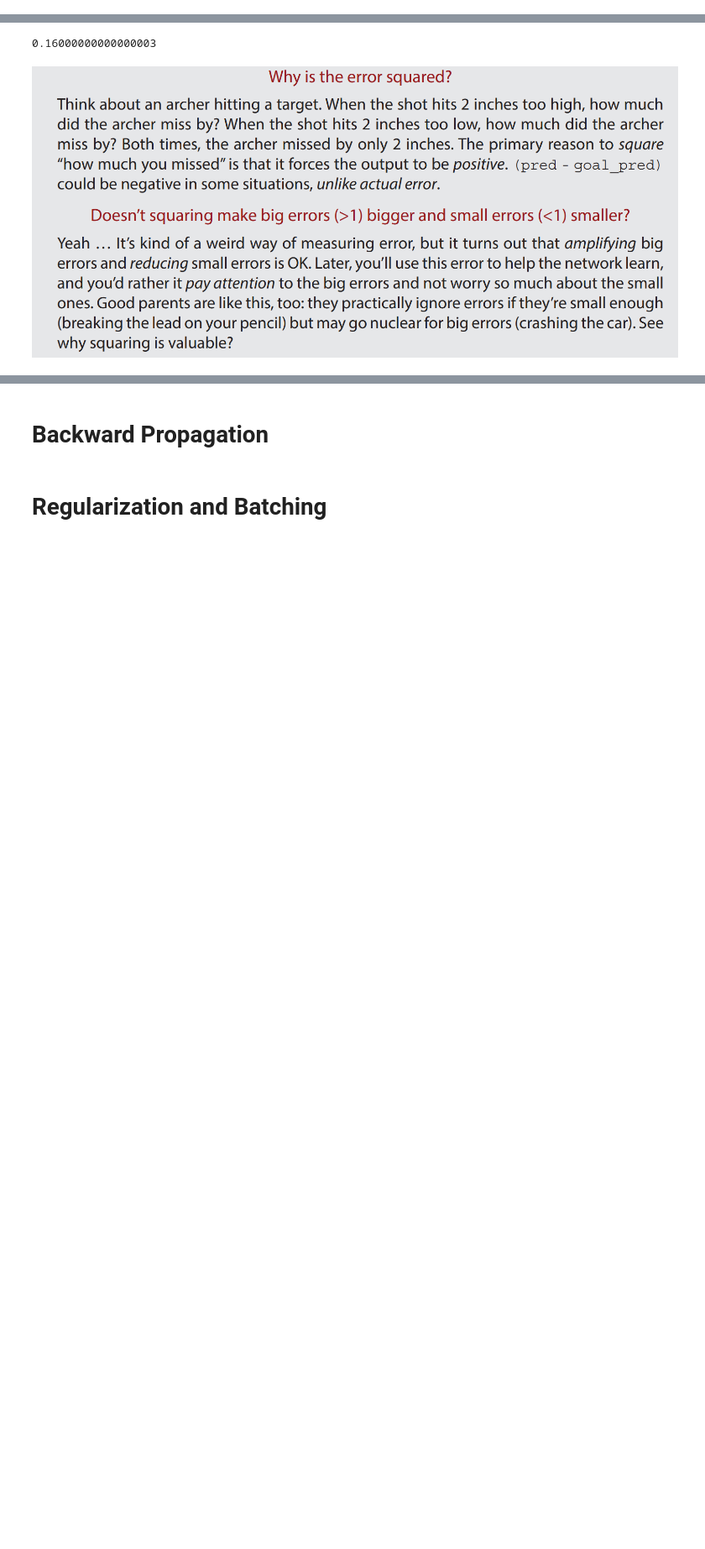
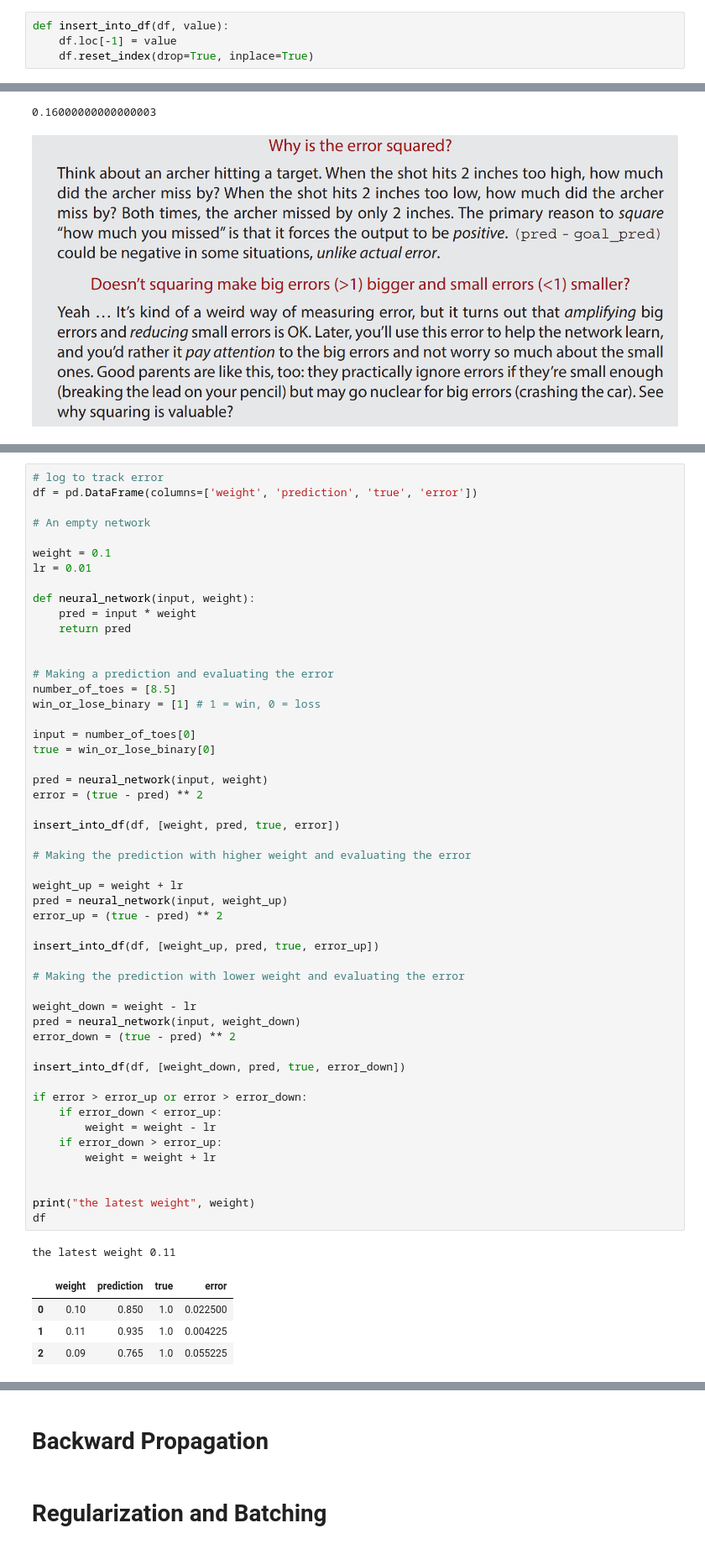
Before and after one commit to pavanannamraju/grokking_deep_learning, a Jupyter notebook: Grokking Deep Learning Book code.ipynb, the cells around one changed output, grey strips where cells are left out. Shown at 84% size. Cells and saved outputs as stored; diff of their text form; blank space fills up the shorter version.

```diff
--- a/Grokking Deep Learning Book code.ipynb
+++ b/Grokking Deep Learning Book code.ipynb
@@ -4,4 +5,8 @@ import numpy as np
 np.set_printoptions(precision=4)
+# %%
+def insert_into_df(df, value):
+    df.loc[-1] = value
+    df.reset_index(drop=True, inplace=True)
 # %% [markdown]
 # Deep Learning
 # %% [markdown]
@@ -438,0 +453,57 @@ print(error)
+# %%
+# log to track error
+df = pd.DataFrame(columns=['weight', 'prediction', 'true', 'error'])
+
+# An empty network
+
+weight = 0.1
+lr = 0.01
+
+def neural_network(input, weight):
+    pred = input * weight
+    return pred
+
+
+# Making a prediction and evaluating the error
+number_of_toes = [8.5]
+win_or_lose_binary = [1] # 1 = win, 0 = loss
+
+input = number_of_toes[0]
+true = win_or_lose_binary[0]
+
+pred = neural_network(input, weight)
+error = (true - pred) ** 2
+
+insert_into_df(df, [weight, pred, true, error])
+
+# Making the prediction with higher weight and evaluating the error
+
+weight_up = weight + lr
+pred = neural_network(input, weight_up)
+error_up = (true - pred) ** 2
+
+insert_into_df(df, [weight_up, pred, true, error_up])
+
+# Making the prediction with lower weight and evaluating the error
+
+weight_down = weight - lr
+pred = neural_network(input, weight_down)
+error_down = (true - pred) ** 2
+
+insert_into_df(df, [weight_down, pred, true, error_down])
+
+if error > error_up or error > error_down:
+    if error_down < error_up:
+        weight = weight - lr
+    if error_down > error_up:
+        weight = weight + lr
+
+
+print("the latest weight", weight)
+df
+# %% [output]
+the latest weight 0.11
+|  | weight | prediction | true | error |
+| 0 | 0.10 | 0.850 | 1.0 | 0.022500 |
+| 1 | 0.11 | 0.935 | 1.0 | 0.004225 |
+| 2 | 0.09 | 0.765 | 1.0 | 0.055225 |
```
Also changed, not shown: parts of 13 cells of this notebook.
